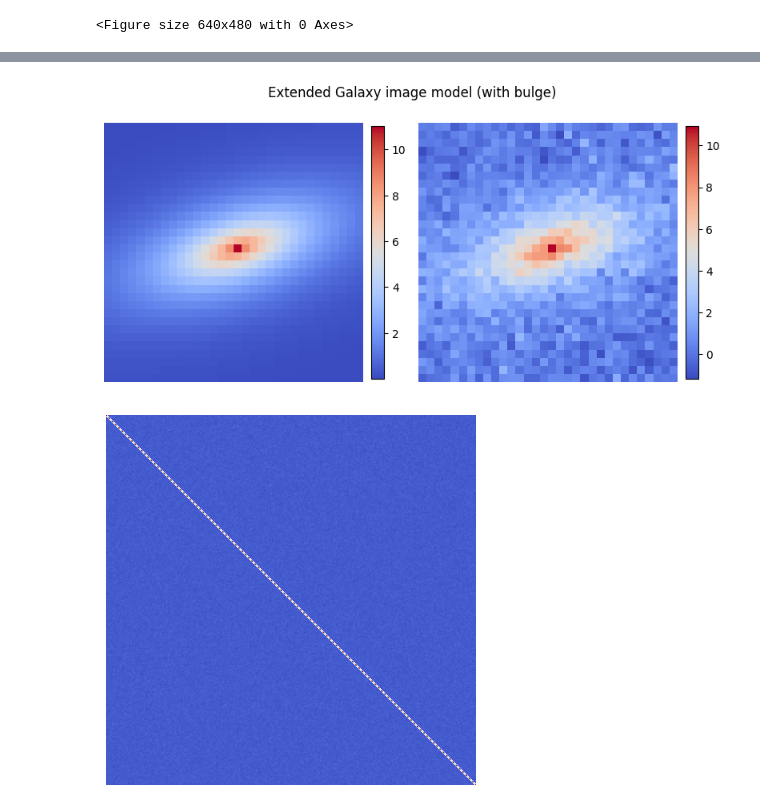
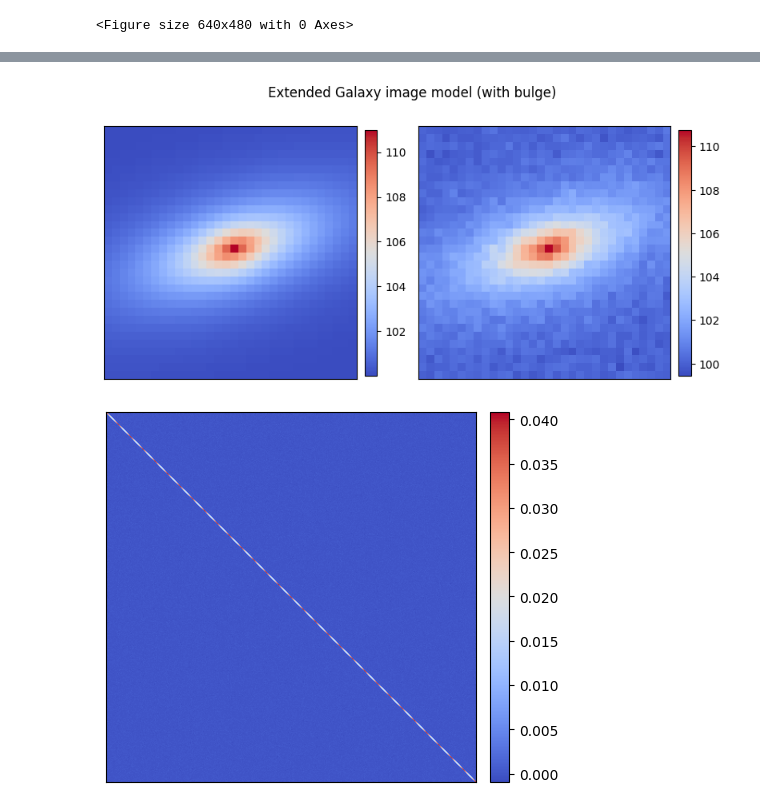
Before and after one commit to homerjed/extended_physics_compression, a Jupyter notebook: compression_galaxy.ipynb, the cells around one changed output, grey strips where cells are left out. Saved outputs shown, nothing was run; the diff lists cells and outputs as text; code cells hidden in the pictures.

```diff
--- a/compression_galaxy.ipynb
+++ b/compression_galaxy.ipynb
@@ -64,7 +87,9 @@ plt.show()
 # %%
 def elliptical_exponential_bulge_galaxy(
-    key, A=1.0, a=3.0, epsilon=0.3, phi=0.0, A_b=1.0, a_b=4.0, n_pix=32, noise=False
+    key, A, a, epsilon, phi, A_b, a_b, n_pix=32, noise=False
 ):
+    background_level = 100.
+
     x0, y0 = n_pix // 2, n_pix // 2
 
     y, x = jnp.meshgrid(np.arange(n_pix), np.arange(n_pix), indexing='ij')
@@ -76,20 +101,21 @@ def elliptical_exponential_bulge_galaxy(
     varphi = jnp.arctan2(dy, dx)
 
     # Compute the elliptical exponential brightness
-    numerator = jnp.sqrt(1. + epsilon ** 2. - 2. * epsilon * jnp.cos(2 * (varphi - phi)))
+    numerator = jnp.sqrt(1. + epsilon ** 2. - 2. * epsilon * jnp.cos(2. * (varphi - phi)))
     denominator = a * jnp.sqrt(1. - epsilon ** 2.)
-    mu = A * jnp.exp(-r * numerator / denominator) + A_b * jnp.exp(-a_b * r ** 2.)
+    # mu = A_b * jnp.exp(-a_b * r ** 2.)
+    mu = A * jnp.exp(-r * numerator / denominator) + A_b * jnp.exp(-a_b * r ** 2.) + background_level
 
     if noise:
-        mu += jr.normal(key, mu.shape) * 0.05 * (A + A_b) # NOTE: is this right?
+        mu += jr.normal(key, mu.shape) * 0.2
 
     return mu
 
 img_clean = elliptical_exponential_bulge_galaxy(
-    key, A=10.0, a=5.0, phi=0.3, epsilon=0.4, A_b=1.0, a_b=4.0
+    key, A=10.0, a=5.0, phi=0.3, epsilon=0.4, A_b=1.0, a_b=0.1
 )
 img_noisy = elliptical_exponential_bulge_galaxy(
-    key, A=10.0, a=5.0, phi=0.3, epsilon=0.4, A_b=1.0, a_b=4.0, noise=True
+    key, A=10.0, a=5.0, phi=0.3, epsilon=0.4, A_b=1.0, a_b=0.1, noise=True
 )
 
 # Plot
@@ -105,61 +131,88 @@ im = ax.imshow(img_noisy, origin='lower')
 plt.colorbar(im, fraction=0.045, pad=0.03)
 
 for ax in axs:
-    ax.axis("off")
+    ax.set_xticks([])
+    ax.set_yticks([])
 
 plt.tight_layout()
 plt.show()
 # %% [output]
-[figure, old version]
+[figure, new version]
 # %%
 # Simulator function for mean, covariance and derivatives
-n_pix = 16
+n_pix = 20
 n_d = n_pix ** 2
-n_s = 10000
+n_s = 40_000
 
-parameter_strings = [r"$A$", r"$a$", r"$\phi$", r"$\epsilon$"]
-theta = jnp.array([10.0, 5.0, 0.3, 0.4])
+parameter_strings = [r"$A$", r"$a$", r"$\epsilon$", r"$\phi$"]
+theta = jnp.array([100.0, 0.25 * n_pix, 0.5, 0.4])
+
 parameter_strings_extended = [r"$A_b$", r"$a_b$"]
-gamma = jnp.array([1.0, 4.0])
+gamma = jnp.array([0.3 * theta[0], 1. / 2 * jnp.square(theta[1])])
+
 theta_gamma = jnp.concatenate([theta, gamma])
 
+n_theta = theta.size
 n_gamma = 5 # Number of additional extended MOPED filters
 
-def _simulator(key, A, a, phi, epsilon):
+def _simulator(key, A, a, epsilon, phi):
     galaxy_image = elliptical_exponential_galaxy(
-        key, A, a, phi, epsilon, n_pix=n_pix, noise=True
+        key,
+        A=A,
+        a=a,
+        epsilon=epsilon,
+        phi=phi,
+        n_pix=n_pix,
+        noise=True
     )
     return galaxy_image.flatten()
 
-def _simulator_extended(key, A, a, phi, epsilon, A_b, a_b):
-    galaxy_image = elliptical_exponential_galaxy(
-        key, A, a, phi, epsilon, n_pix=n_pix, noise=True
+def _simulator_extended(key, A, a, epsilon, phi, A_b, a_b):
+    galaxy_image = elliptical_exponential_bulge_galaxy(
+        key,
+        A=A,
+        a=a,
+        epsilon=epsilon,
+        phi=phi,
+        A_b=A_b,
+        a_b=a_b,
+        n_pix=n_pix,
+        noise=True
     )
     return galaxy_image.flatten()
 
 @jax.jit
 def simulator(key, params=theta):
-    A, a, phi, epsilon = params
-    return _simulator(key, A=A, a=a, phi=phi, epsilon=epsilon)
+    A, a, epsilon, phi = params
+    return _simulator(key, A=A, a=a, epsilon=epsilon, phi=phi)
 
 @jax.jit
 def simulator_extended(key, params=theta_gamma):
-    A, a, phi, epsilon, A_b, a_b = params
-    return _simulator_extended(key, A=A, a=a, phi=phi, epsilon=epsilon, A_b=A_b, a_b=a_b)
+    A, a, epsilon, phi, A_b, a_b = params
+    return _simulator_extended(key, A=A, a=a, epsilon=epsilon, phi=phi, A_b=A_b, a_b=a_b)
+
+def baseline_model(theta):
+    A, a, epsilon, phi = theta
+    mu_theta = elliptical_exponential_galaxy(
+        key=None, A=A, a=a, epsilon=epsilon, phi=phi, n_pix=n_pix, noise=False
+    ).flatten()
+    return mu_theta
 
 keys = jr.split(key, n_s)
 D_0 = jax.vmap(simulator)(keys)
 
 covariance = jnp.cov(D_0, rowvar=False)
 mu = jnp.mean(D_0, axis=0)
 
 # Calculate derivatives
 dmus = jax.vmap(jax.jacfwd(simulator, argnums=1), in_axes=(0, None))(keys, theta)
 dmu = jnp.mean(dmus, axis=0).T
 
 plt.figure()
-plt.imshow(covariance)
-plt.axis("off")
+im = plt.imshow(covariance)
+plt.colorbar(fraction=0.05, pad=0.03)
+plt.xticks([])
+plt.yticks([])
 plt.show()
 # %% [output]
-[figure, old version]
+[figure, new version]
```
Also changed, not shown: parts of 29 cells of this notebook, 1 other file.
